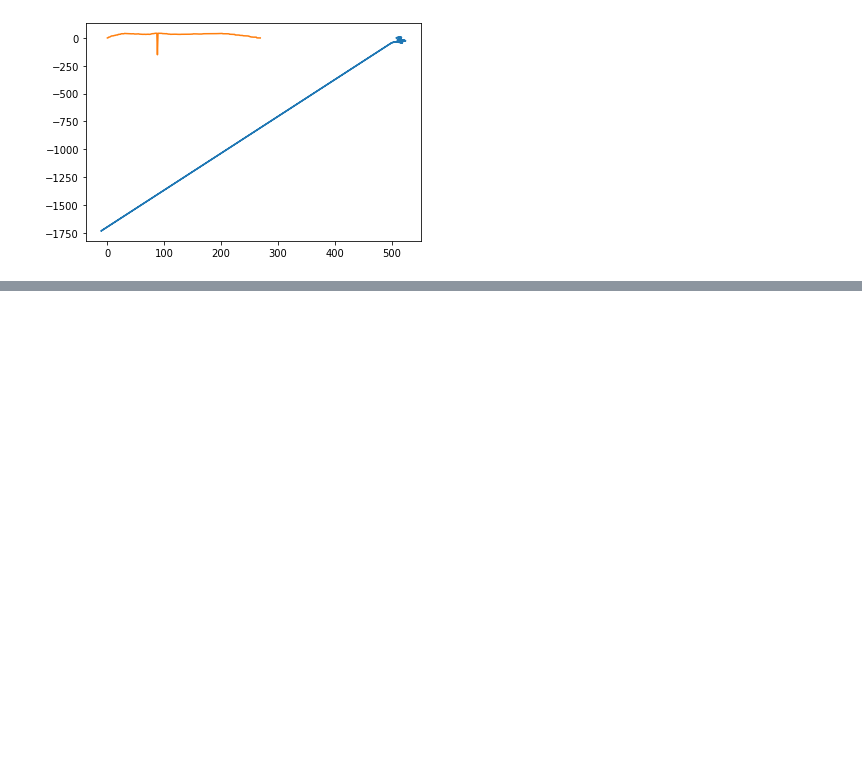
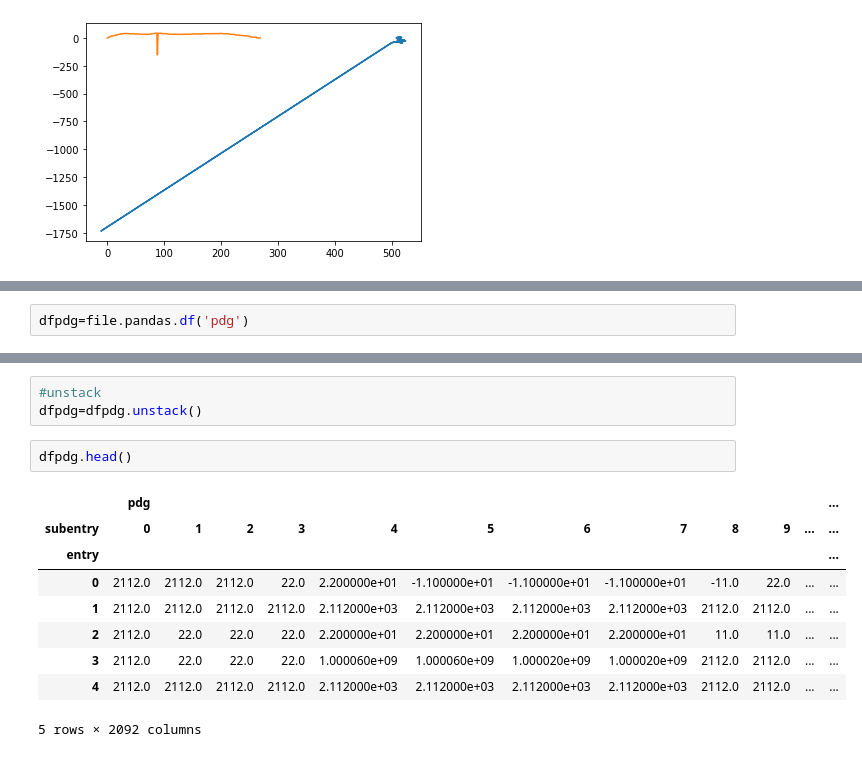
Before and after one commit to bhattathakur/uproot, a Jupyter notebook: uproot.ipynb, the cells around one changed output, grey strips where cells are left out. Cells and saved outputs as stored; diff of their text form; blank space fills up the shorter version.

```diff
--- a/uproot.ipynb
+++ b/uproot.ipynb
@@ -56,0 +84,2 @@ plt.plot(x01,y01,z01)
+# %%
+dfpdg=file.pandas.df('pdg')
@@ -56,0 +156,15 @@ plt.plot(x01,y01,z01)
+# %%
+#unstack
+dfpdg=dfpdg.unstack()
+# %%
+dfpdg.head()
+# %% [output]
+|  | pdg |  |  |  |  |  |  |  |  |  |  | ... |
+| subentry | 0 | 1 | 2 | 3 | 4 | 5 | 6 | 7 | 8 | 9 | ... | ... |
+| entry |  |  |  |  |  |  |  |  |  |  |  | ... |
+| 0 | 2112.0 | 2112.0 | 2112.0 | 22.0 | 2.200000e+01 | -1.100000e+01 | -1.100000e+01 | -1.100000e+01 | -11.0 | 22.0 | ... | ... |
+| 1 | 2112.0 | 2112.0 | 2112.0 | 2112.0 | 2.112000e+03 | 2.112000e+03 | 2.112000e+03 | 2.112000e+03 | 2112.0 | 2112.0 | ... | ... |
+| 2 | 2112.0 | 22.0 | 22.0 | 22.0 | 2.200000e+01 | 2.200000e+01 | 2.200000e+01 | 2.200000e+01 | 11.0 | 11.0 | ... | ... |
+| 3 | 2112.0 | 22.0 | 22.0 | 22.0 | 1.000060e+09 | 1.000060e+09 | 1.000020e+09 | 1.000020e+09 | 2112.0 | 2112.0 | ... | ... |
+| 4 | 2112.0 | 2112.0 | 2112.0 | 2112.0 | 2.112000e+03 | 2.112000e+03 | 2.112000e+03 | 2.112000e+03 | 2112.0 | 2112.0 | ... | ... |
+5 rows × 2092 columns
```
Also changed, not shown: parts of 17 cells of this notebook, 4 other files.
